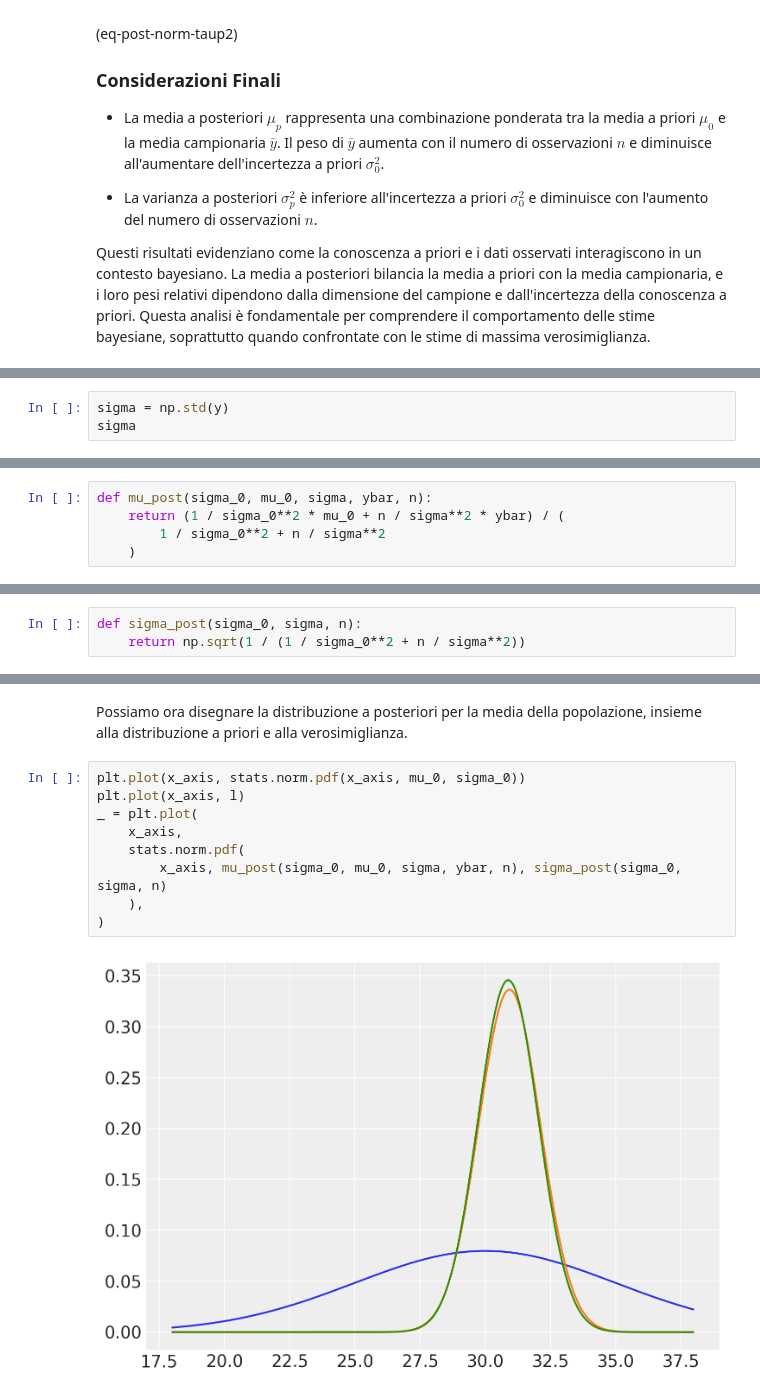
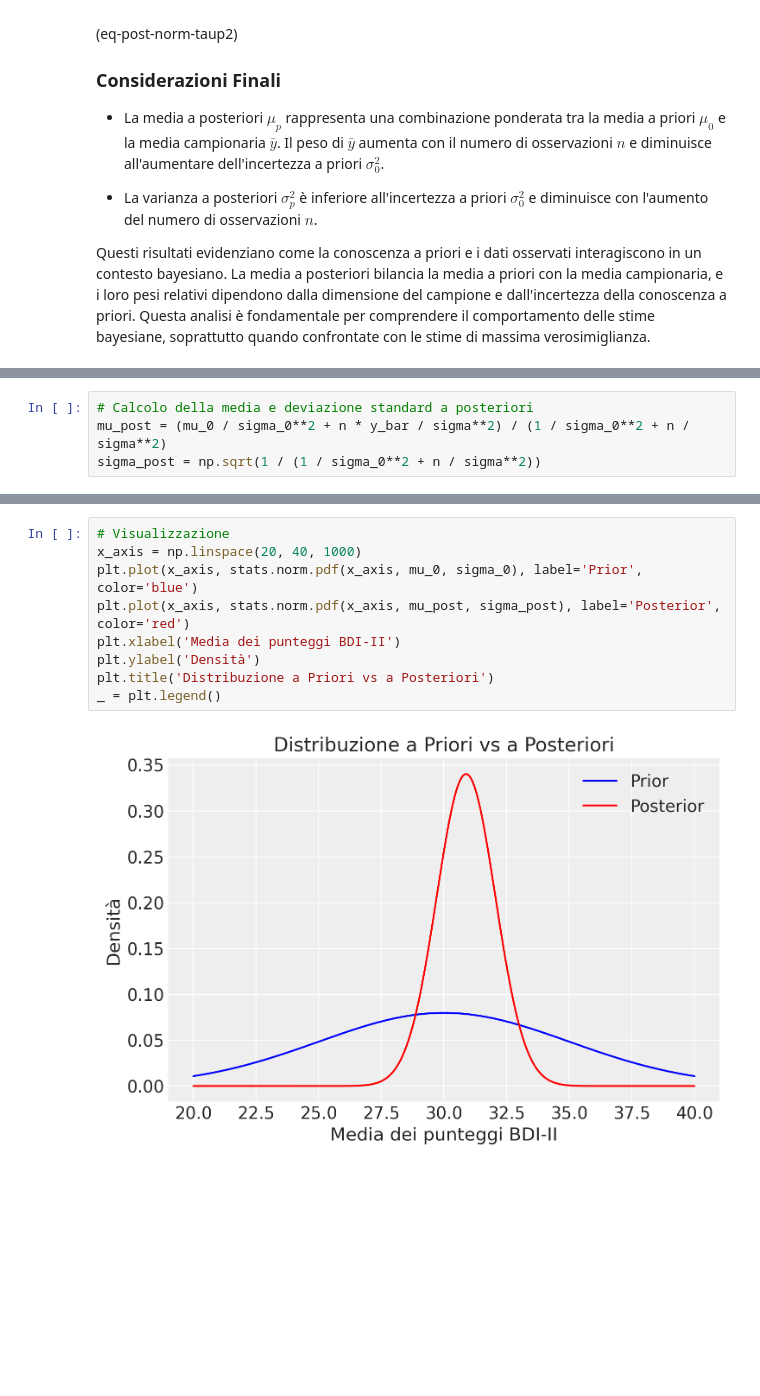
Before and after one commit to ccaudek/ds4p, a Jupyter notebook: _build/jupyter_execute/chapter_4/04_conjugate_families_2.ipynb, the cells around one changed output, grey strips where cells are left out. Drawn from its saved outputs; the diff is of its cells as text; blank space fills up the shorter version.

```diff
--- a/_build/jupyter_execute/chapter_4/04_conjugate_families_2.ipynb
+++ b/_build/jupyter_execute/chapter_4/04_conjugate_families_2.ipynb
@@ -111,3 +85,0 @@ In questo esempio, ipotizziamo che la varianza $\sigma^2$ della popolazione sia
-# %%
-sigma = np.std(y)
-sigma
@@ -131,5 +90,4 @@ Usando l'eq. {eq}`eq-post-norm-mup`, definiamo una funzione che ritorna la media
 # %%
-def mu_post(sigma_0, mu_0, sigma, ybar, n):
-    return (1 / sigma_0**2 * mu_0 + n / sigma**2 * ybar) / (
-        1 / sigma_0**2 + n / sigma**2
-    )
+# Calcolo della media e deviazione standard a posteriori
+mu_post = (mu_0 / sigma_0**2 + n * y_bar / sigma**2) / (1 / sigma_0**2 + n / sigma**2)
+sigma_post = np.sqrt(1 / (1 / sigma_0**2 + n / sigma**2))
@@ -150,3 +93,0 @@ Definiamo una funzione che ritorna la deviazione standard della distribuzione a
-# %%
-def sigma_post(sigma_0, sigma, n):
-    return np.sqrt(1 / (1 / sigma_0**2 + n / sigma**2))
@@ -162,13 +94,11 @@ sigma_post(sigma_0, sigma, n)
-# %% [markdown]
-Possiamo ora disegnare la distribuzione a posteriori per la media della popolazione, insieme alla distribuzione a priori e alla verosimiglianza.
-# %%
-plt.plot(x_axis, stats.norm.pdf(x_axis, mu_0, sigma_0))
-plt.plot(x_axis, l)
-_ = plt.plot(
-    x_axis,
-    stats.norm.pdf(
-        x_axis, mu_post(sigma_0, mu_0, sigma, ybar, n), sigma_post(sigma_0, sigma, n)
-    ),
-)
-# %% [output]
-[figure, removed]
+# %%
+# Visualizzazione
+x_axis = np.linspace(20, 40, 1000)
+plt.plot(x_axis, stats.norm.pdf(x_axis, mu_0, sigma_0), label='Prior', color='blue')
+plt.plot(x_axis, stats.norm.pdf(x_axis, mu_post, sigma_post), label='Posterior', color='red')
+plt.xlabel('Media dei punteggi BDI-II')
+plt.ylabel('Densità')
+plt.title('Distribuzione a Priori vs a Posteriori')
+_ = plt.legend()
+# %% [output]
+[figure, added]
```
Also changed, not shown: parts of 22 cells of this notebook, 23 other files.
